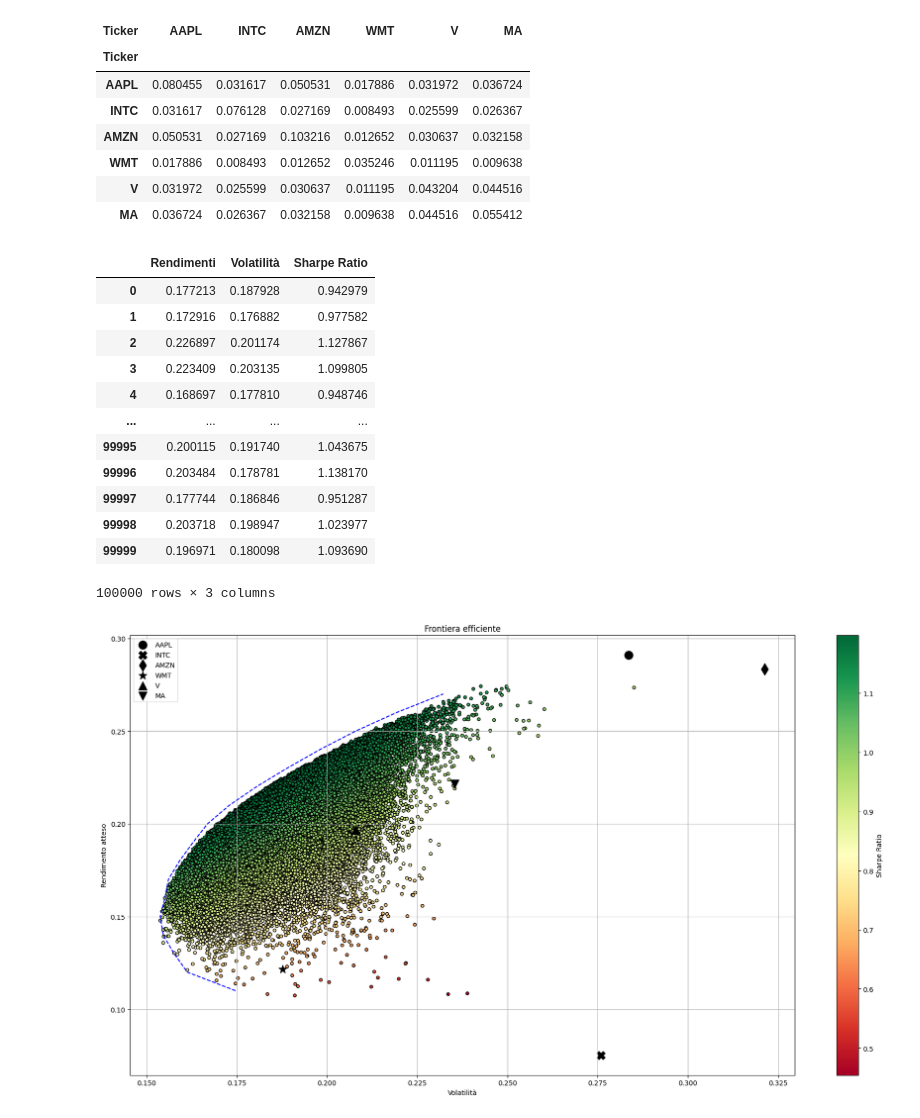
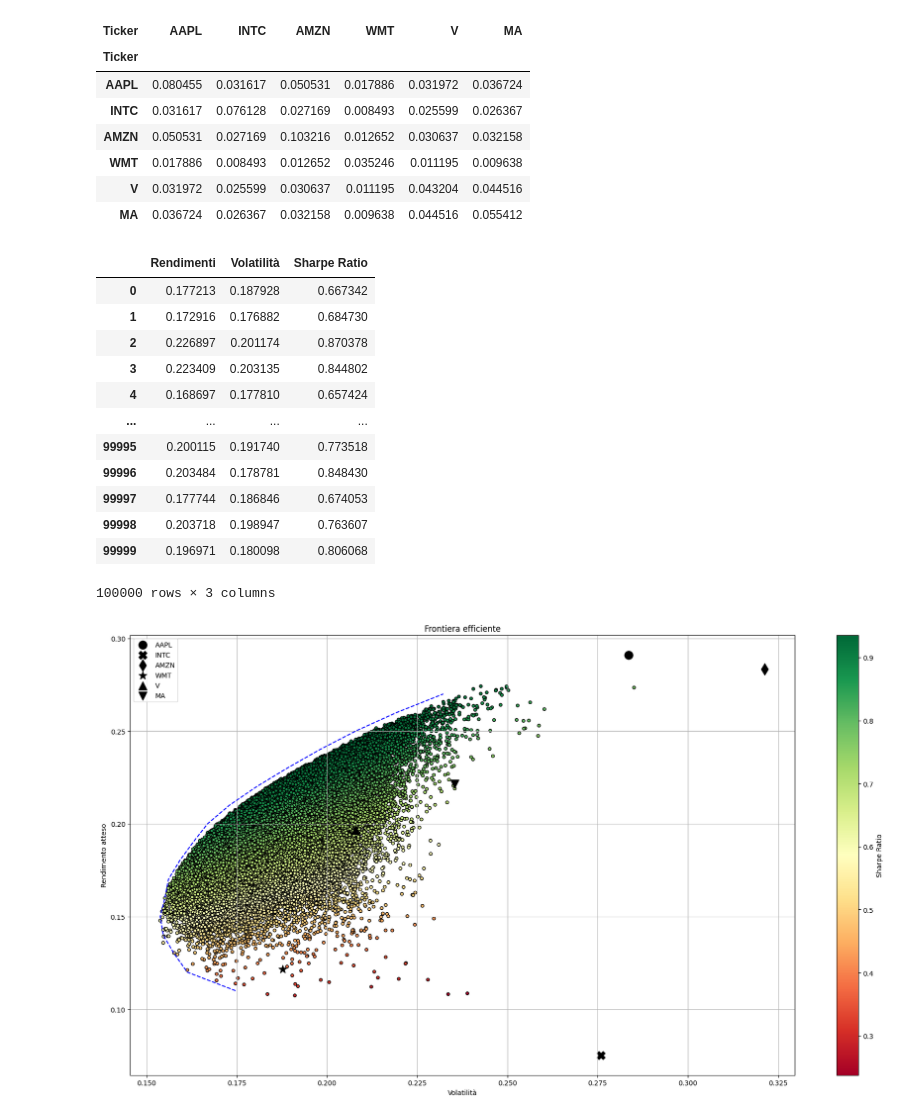
Before and after one commit to Pynci/business-intelligence, a Jupyter notebook: progetto/progetto.ipynb, the cells around one changed output. Saved outputs shown, nothing was run; the diff lists cells and outputs as text; code cells hidden in the pictures.

```diff
--- a/progetto/progetto.ipynb
+++ b/progetto/progetto.ipynb
@@ -1068,33 +1069,33 @@ matrice_covarianza
 # %%
 # moltiplichiamo (prodotto tra matrici) i pesi per i rendimenti medi annualizzati
 rendimenti_portafogli = np.dot(pesi, rendimenti_medi_annualizzati)
 
 volatilita_portafogli = []
 for i in range(0, len(pesi)):
     # formula per la volatilità (deviazione standard)
     volatilita_portafogli.append(np.sqrt(np.dot(pesi[i].T,
                                                 np.dot(matrice_covarianza, pesi[i]))))
 volatilita_portafogli = np.array(volatilita_portafogli)
-sharpe_ratio_portafogli = rendimenti_portafogli / volatilita_portafogli
+sharpe_ratio_portafogli = (rendimenti_portafogli - stima_rf) / volatilita_portafogli
 
 risultati_portafogli = pd.DataFrame({'Rendimenti': rendimenti_portafogli,
                                  'Volatilità': volatilita_portafogli,
                                  'Sharpe Ratio': sharpe_ratio_portafogli})
 
 risultati_portafogli
 # %% [output]
 |  | Rendimenti | Volatilità | Sharpe Ratio |
-| 0 | 0.177213 | 0.187928 | 0.942979 |
-| 1 | 0.172916 | 0.176882 | 0.977582 |
-| 2 | 0.226897 | 0.201174 | 1.127867 |
-| 3 | 0.223409 | 0.203135 | 1.099805 |
-| 4 | 0.168697 | 0.177810 | 0.948746 |
+| 0 | 0.177213 | 0.187928 | 0.667342 |
+| 1 | 0.172916 | 0.176882 | 0.684730 |
+| 2 | 0.226897 | 0.201174 | 0.870378 |
+| 3 | 0.223409 | 0.203135 | 0.844802 |
+| 4 | 0.168697 | 0.177810 | 0.657424 |
 | ... | ... | ... | ... |
-| 99995 | 0.200115 | 0.191740 | 1.043675 |
-| 99996 | 0.203484 | 0.178781 | 1.138170 |
-| 99997 | 0.177744 | 0.186846 | 0.951287 |
-| 99998 | 0.203718 | 0.198947 | 1.023977 |
-| 99999 | 0.196971 | 0.180098 | 1.093690 |
+| 99995 | 0.200115 | 0.191740 | 0.773518 |
+| 99996 | 0.203484 | 0.178781 | 0.848430 |
+| 99997 | 0.177744 | 0.186846 | 0.674053 |
+| 99998 | 0.203718 | 0.198947 | 0.763607 |
+| 99999 | 0.196971 | 0.180098 | 0.806068 |
 100000 rows × 3 columns
 # %%
 punti_da_visualizzare = 100
@@ -1140,4 +1141,4 @@ plt.tight_layout()
 plt.grid()
 plt.show()
 # %% [output]
-[figure, old version]
+[figure, new version]
```
Also changed, not shown: parts of 8 cells of this notebook.
